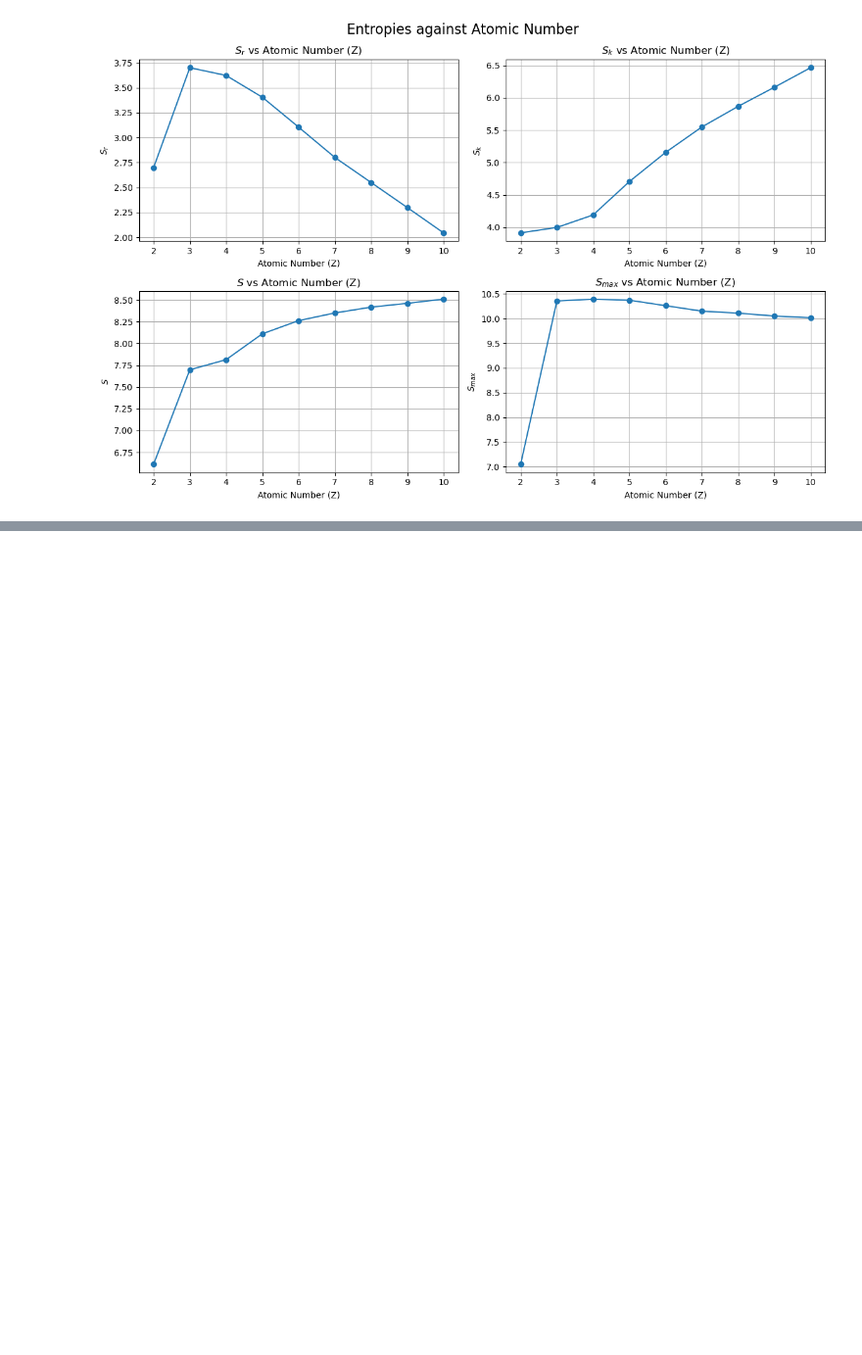
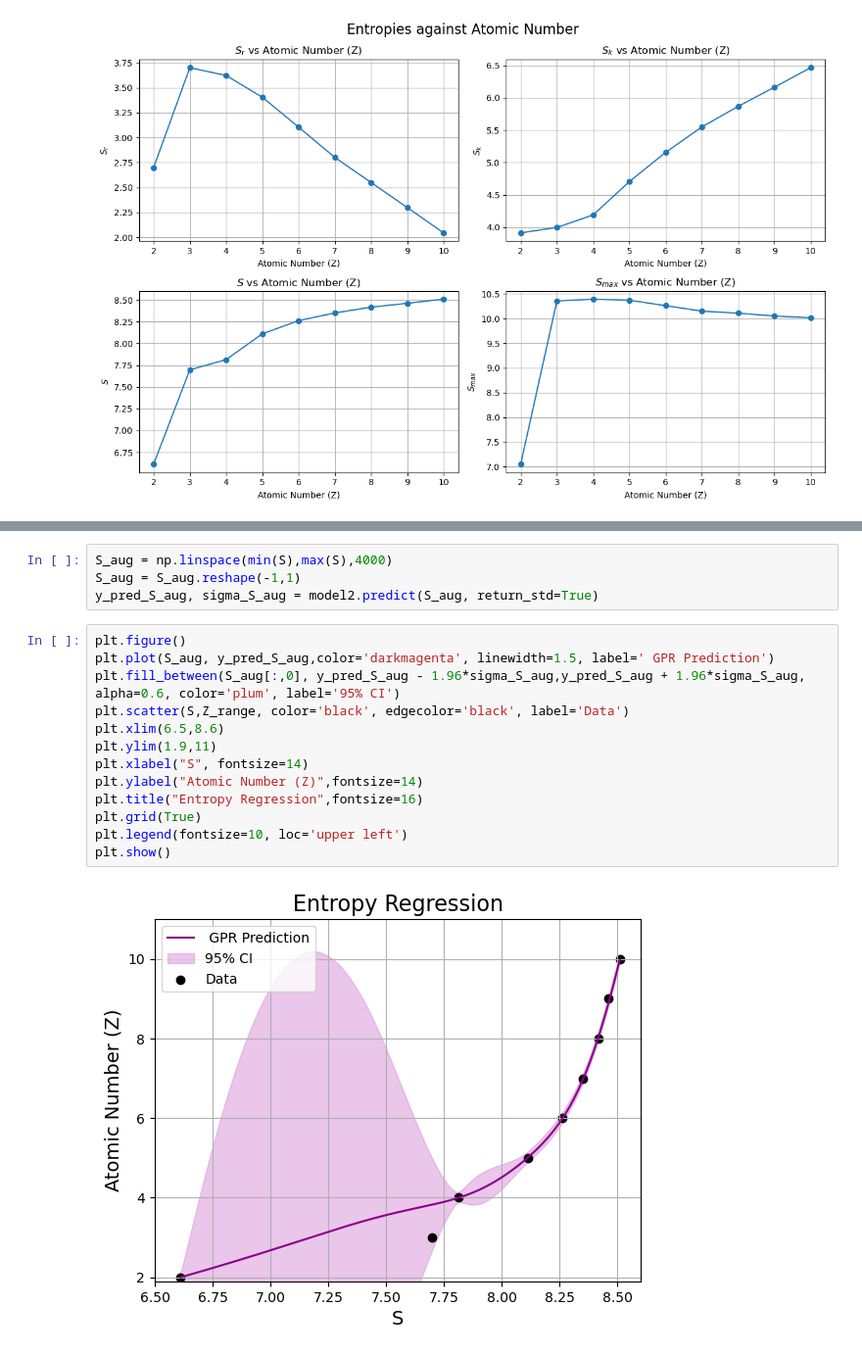
Before and after one commit to 0xVtsio/Computational-Quantum-Physics, a Jupyter notebook: QuantumPhysics_He2Ne.ipynb, the cells around one changed output, grey strips where cells are left out. Shown at 98% size. Cells and saved outputs as stored; diff of their text form; blank space fills up the shorter version.

```diff
--- a/QuantumPhysics_He2Ne.ipynb
+++ b/QuantumPhysics_He2Ne.ipynb
@@ -129,0 +199,19 @@ plt.show()
+# %%
+S_aug = np.linspace(min(S),max(S),4000)
+S_aug = S_aug.reshape(-1,1)
+y_pred_S_aug, sigma_S_aug = model2.predict(S_aug, return_std=True)
+# %%
+plt.figure()
+plt.plot(S_aug, y_pred_S_aug,color='darkmagenta', linewidth=1.5, label=' GPR Prediction')
+plt.fill_between(S_aug[:,0], y_pred_S_aug - 1.96*sigma_S_aug,y_pred_S_aug + 1.96*sigma_S_aug, alpha=0.6, color='plum', label='95% CI')
+plt.scatter(S,Z_range, color='black', edgecolor='black', label='Data')
+plt.xlim(6.5,8.6)
+plt.ylim(1.9,11)
+plt.xlabel("S", fontsize=14)
+plt.ylabel("Atomic Number (Z)",fontsize=14)
+plt.title("Entropy Regression",fontsize=16)
+plt.grid(True)
+plt.legend(fontsize=10, loc='upper left')
+plt.show()
+# %% [output]
+[figure, added]
```
Also changed, not shown: parts of 9 cells of this notebook.
